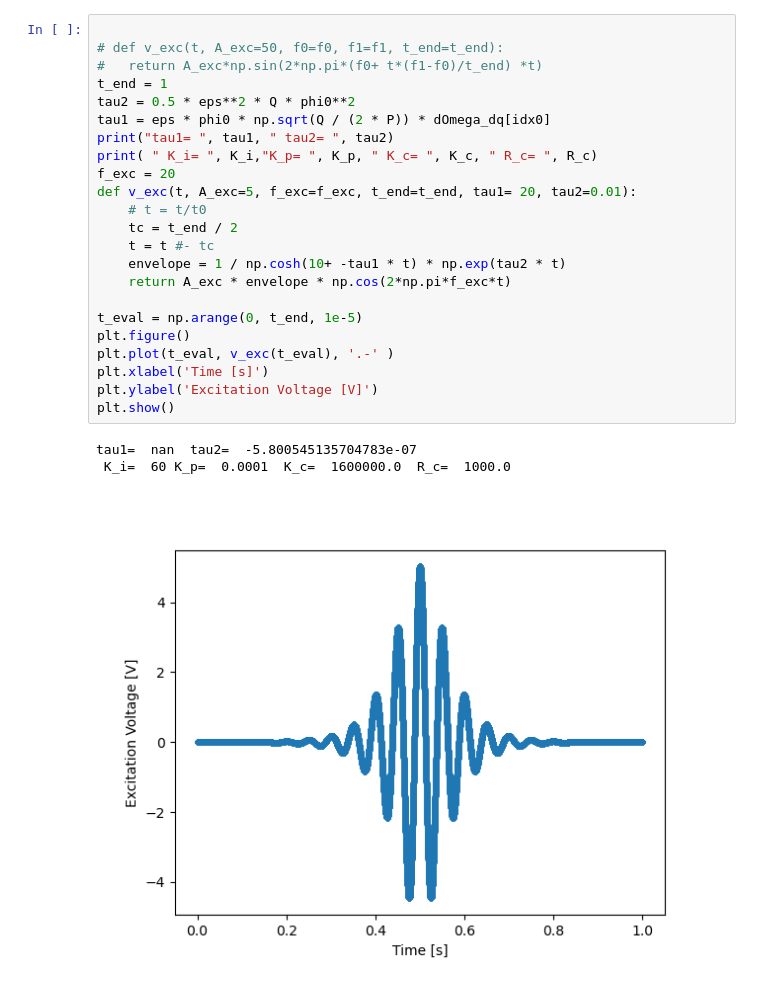
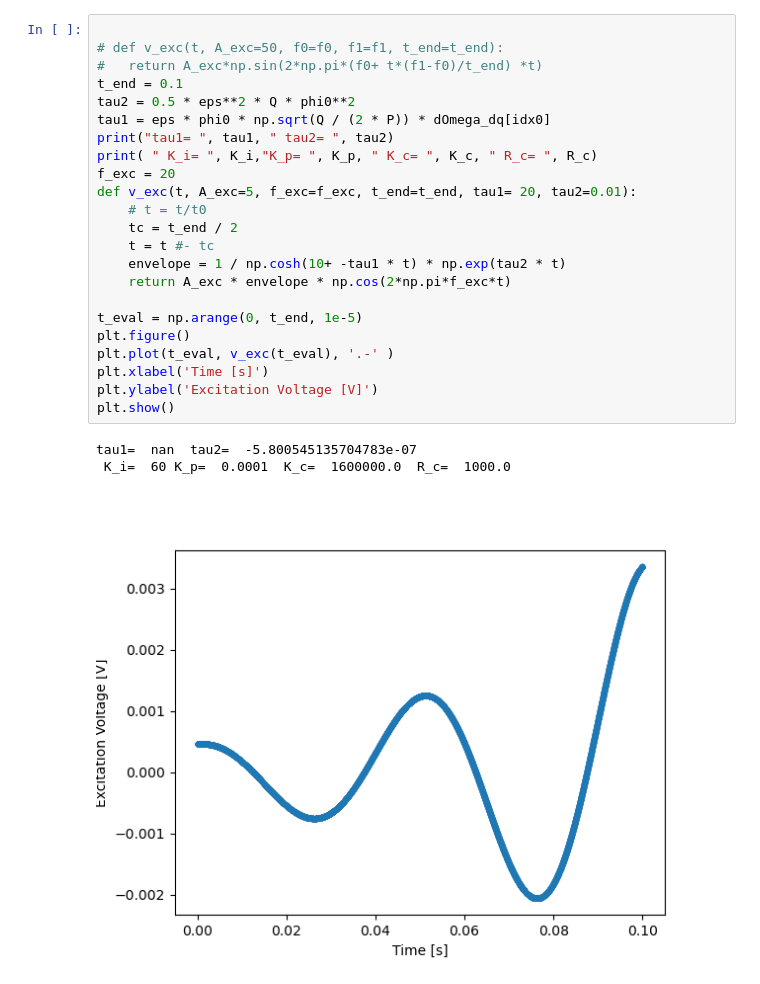
Before and after one commit to nimaet/Modeling, a Jupyter notebook: tasks/soliton/soliton2.ipynb, the cells around one changed output. Drawn from its saved outputs; the diff is of its cells as text.

```diff
--- a/tasks/soliton/soliton2.ipynb
+++ b/tasks/soliton/soliton2.ipynb
@@ -319,30 +291,30 @@ np.float64(0.012760322079174921)
 # %%
 
 # def v_exc(t, A_exc=50, f0=f0, f1=f1, t_end=t_end):
 # 	return A_exc*np.sin(2*np.pi*(f0+ t*(f1-f0)/t_end) *t)
-t_end = 1
+t_end = 0.1
 tau2 = 0.5 * eps**2 * Q * phi0**2
 tau1 = eps * phi0 * np.sqrt(Q / (2 * P)) * dOmega_dq[idx0]
 print("tau1= ", tau1, " tau2= ", tau2)
 print( " K_i= ", K_i,"K_p= ", K_p, " K_c= ", K_c, " R_c= ", R_c)
 f_exc = 20
 def v_exc(t, A_exc=5, f_exc=f_exc, t_end=t_end, tau1= 20, tau2=0.01):
 	# t = t/t0
 	tc = t_end / 2
 	t = t #- tc
 	envelope = 1 / np.cosh(10+ -tau1 * t) * np.exp(tau2 * t)
 	return A_exc * envelope * np.cos(2*np.pi*f_exc*t)
 
 t_eval = np.arange(0, t_end, 1e-5)
 plt.figure()
 plt.plot(t_eval, v_exc(t_eval), '.-' )
 plt.xlabel('Time [s]')
 plt.ylabel('Excitation Voltage [V]')
 plt.show()
 # %% [output]
 tau1=  nan  tau2=  -5.800545135704783e-07
  K_i=  60 K_p=  0.0001  K_c=  1600000.0  R_c=  1000.0
-[figure, old version]
+[figure, new version]
 # %%
 
 
```
Also changed, not shown: parts of 9 cells of this notebook, 7 other files.
